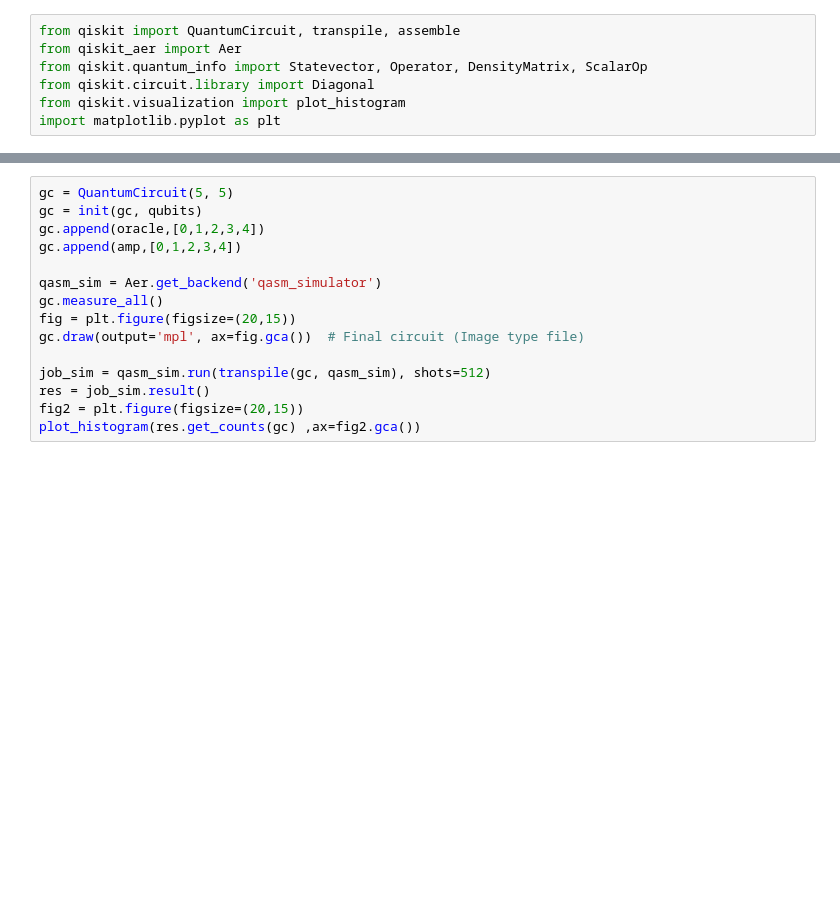
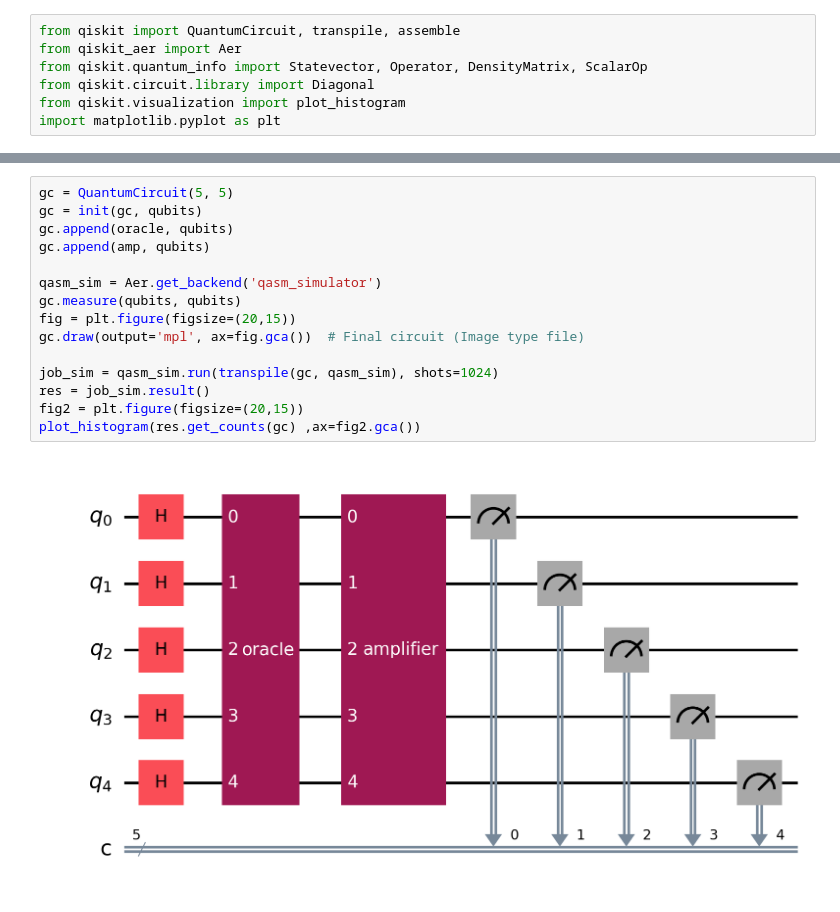
Before and after one commit to darkn3to/dinner-problem, a Jupyter notebook: imp.ipynb, the cells around one changed output, grey strips where cells are left out. Drawn from its saved outputs; the diff is of its cells as text; blank space fills up the shorter version.

```diff
--- a/imp.ipynb
+++ b/imp.ipynb
@@ -40,15 +64,17 @@ amp.draw()
 # %%
 gc = QuantumCircuit(5, 5)
 gc = init(gc, qubits)
-gc.append(oracle,[0,1,2,3,4])
-gc.append(amp,[0,1,2,3,4])
+gc.append(oracle, qubits)
+gc.append(amp, qubits)
 
 qasm_sim = Aer.get_backend('qasm_simulator')
-gc.measure_all()
+gc.measure(qubits, qubits)
 fig = plt.figure(figsize=(20,15))
 gc.draw(output='mpl', ax=fig.gca())  # Final circuit (Image type file)
 
-job_sim = qasm_sim.run(transpile(gc, qasm_sim), shots=512)
+job_sim = qasm_sim.run(transpile(gc, qasm_sim), shots=1024)
 res = job_sim.result()
 fig2 = plt.figure(figsize=(20,15))
 plot_histogram(res.get_counts(gc) ,ax=fig2.gca())
+# %% [output]
+[figure, added]
```
Also changed, not shown: parts of 3 cells of this notebook.
